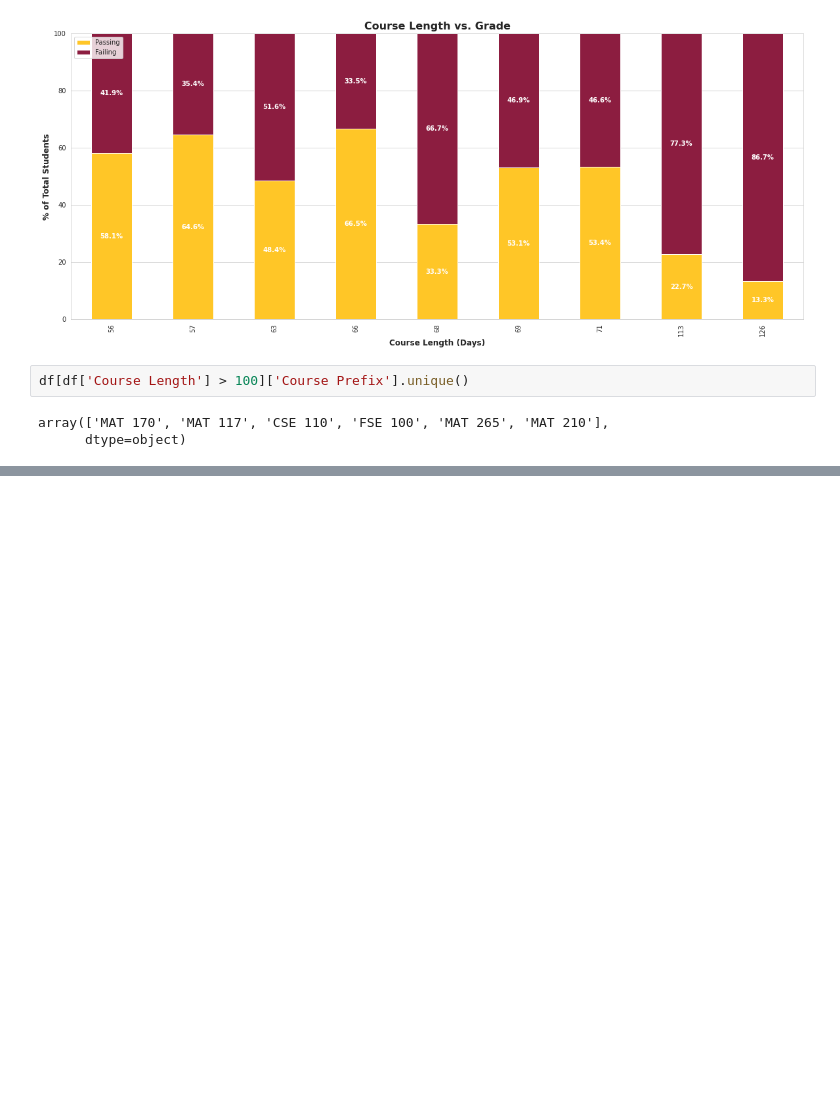
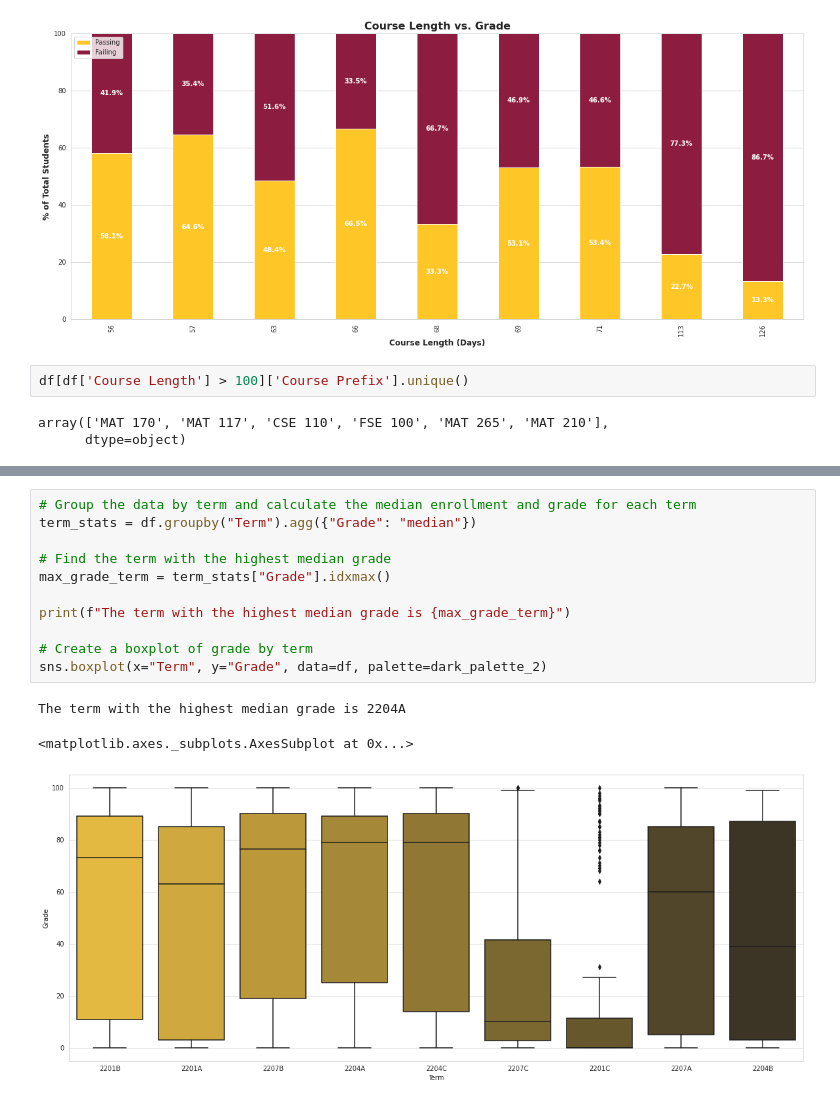
Before and after one commit to iamharkirat/EDA, a Jupyter notebook: learning_enterprise.ipynb, the cells around one changed output, grey strips where cells are left out. Saved outputs shown, nothing was run; the diff lists cells and outputs as text; blank space fills up the shorter version.

```diff
--- a/learning_enterprise.ipynb
+++ b/learning_enterprise.ipynb
@@ -738,0 +765,15 @@ array(['MAT 170', 'MAT 117', 'CSE 110', 'FSE 100', 'MAT 265', 'MAT 210'],
+# %%
+# Group the data by term and calculate the median enrollment and grade for each term
+term_stats = df.groupby("Term").agg({"Grade": "median"})
+
+# Find the term with the highest median grade
+max_grade_term = term_stats["Grade"].idxmax()
+
+print(f"The term with the highest median grade is {max_grade_term}")
+
+# Create a boxplot of grade by term
+sns.boxplot(x="Term", y="Grade", data=df, palette=dark_palette_2)
+# %% [output]
+The term with the highest median grade is 2204A
+<matplotlib.axes._subplots.AxesSubplot at 0x...>
+[figure, added]
```
Also changed, not shown: parts of 12 cells of this notebook.
